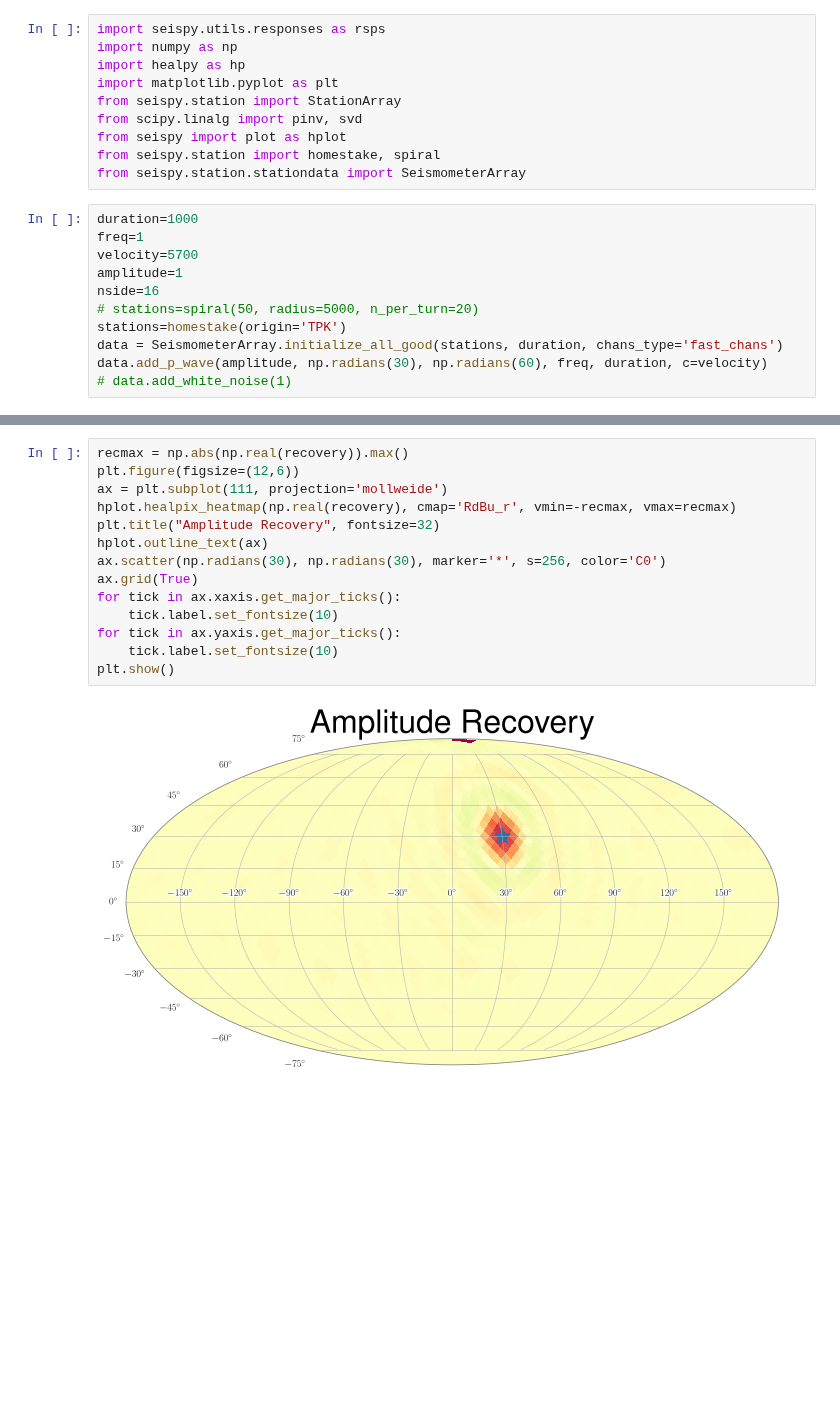
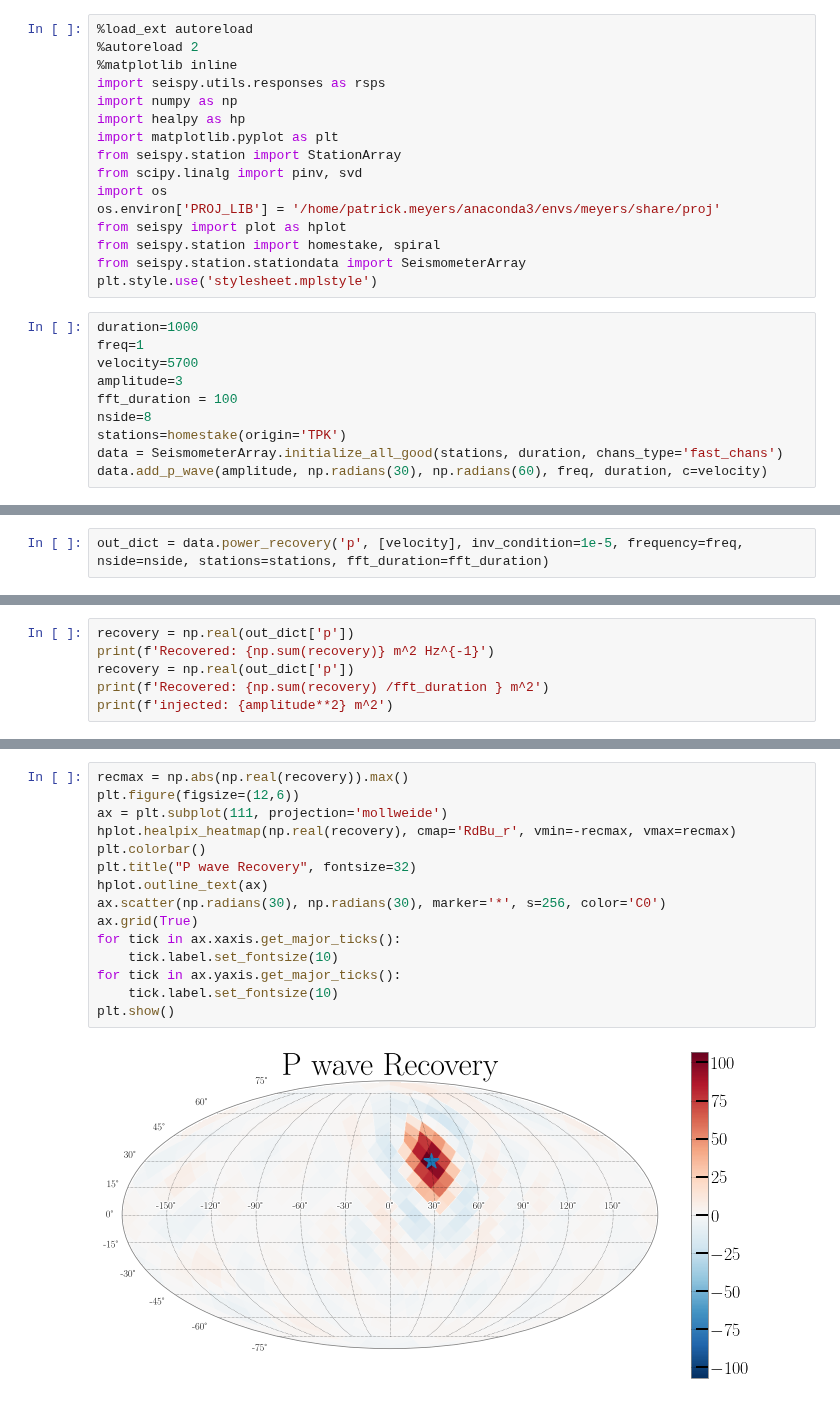
Before and after one commit to meyers-academic/seismic_radiometer, a Jupyter notebook: notebooks/power_mapping_p-wave.ipynb, the cells around one changed output, grey strips where cells are left out. Drawn from its saved outputs; the diff is of its cells as text; blank space fills up the shorter version.

```diff
--- a/notebooks/power_mapping_p-wave.ipynb
+++ b/notebooks/power_mapping_p-wave.ipynb
@@ -1,21 +1,26 @@
 # %%
+%load_ext autoreload
+%autoreload 2
+%matplotlib inline
 import seispy.utils.responses as rsps
 import numpy as np
 import healpy as hp
 import matplotlib.pyplot as plt
 from seispy.station import StationArray
 from scipy.linalg import pinv, svd
+import os
+os.environ['PROJ_LIB'] = '/home/patrick.meyers/anaconda3/envs/meyers/share/proj'
 from seispy import plot as hplot
 from seispy.station import homestake, spiral
 from seispy.station.stationdata import SeismometerArray
+plt.style.use('stylesheet.mplstyle')
 # %%
 duration=1000
 freq=1
 velocity=5700
-amplitude=1
-nside=16
-# stations=spiral(50, radius=5000, n_per_turn=20)
+amplitude=3
+fft_duration = 100
+nside=8
 stations=homestake(origin='TPK')
 data = SeismometerArray.initialize_all_good(stations, duration, chans_type='fast_chans')
 data.add_p_wave(amplitude, np.radians(30), np.radians(60), freq, duration, c=velocity)
-# data.add_white_noise(1)
@@ -37,0 +29,2 @@ plt.show()
+# %%
+out_dict = data.power_recovery('p', [velocity], inv_condition=1e-5, frequency=freq, nside=nside, stations=stations, fft_duration=fft_duration)
@@ -37,0 +33,6 @@ plt.show()
+# %%
+recovery = np.real(out_dict['p'])
+print(f'Recovered: {np.sum(recovery)} m^2 Hz^{-1}')
+recovery = np.real(out_dict['p'])
+print(f'Recovered: {np.sum(recovery) /fft_duration } m^2')
+print(f'injected: {amplitude**2} m^2')
@@ -38,16 +43,17 @@ plt.show()
 # %%
 recmax = np.abs(np.real(recovery)).max()
 plt.figure(figsize=(12,6))
 ax = plt.subplot(111, projection='mollweide')
 hplot.healpix_heatmap(np.real(recovery), cmap='RdBu_r', vmin=-recmax, vmax=recmax)
-plt.title("Amplitude Recovery", fontsize=32)
+plt.colorbar()
+plt.title("P wave Recovery", fontsize=32)
 hplot.outline_text(ax)
 ax.scatter(np.radians(30), np.radians(30), marker='*', s=256, color='C0')
 ax.grid(True)
 for tick in ax.xaxis.get_major_ticks():
     tick.label.set_fontsize(10)
 for tick in ax.yaxis.get_major_ticks():
     tick.label.set_fontsize(10)
 plt.show()
 # %% [output]
-[figure, old version]
+[figure, new version]
```
Also changed, not shown: parts of 14 cells of this notebook, 5 other files.
